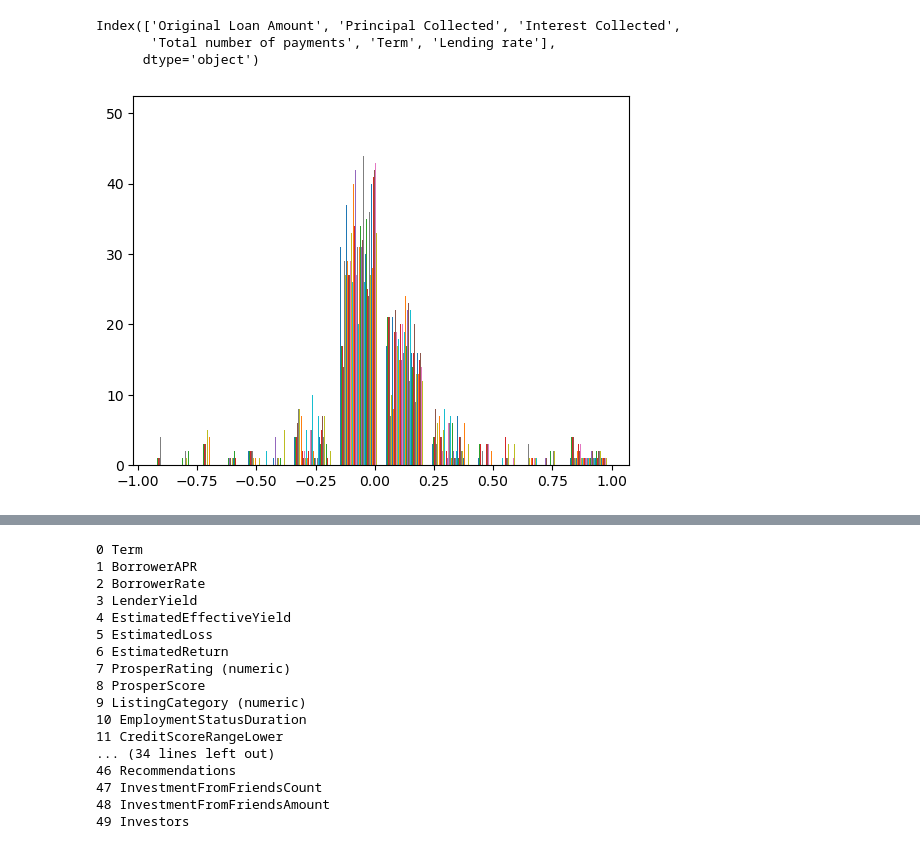
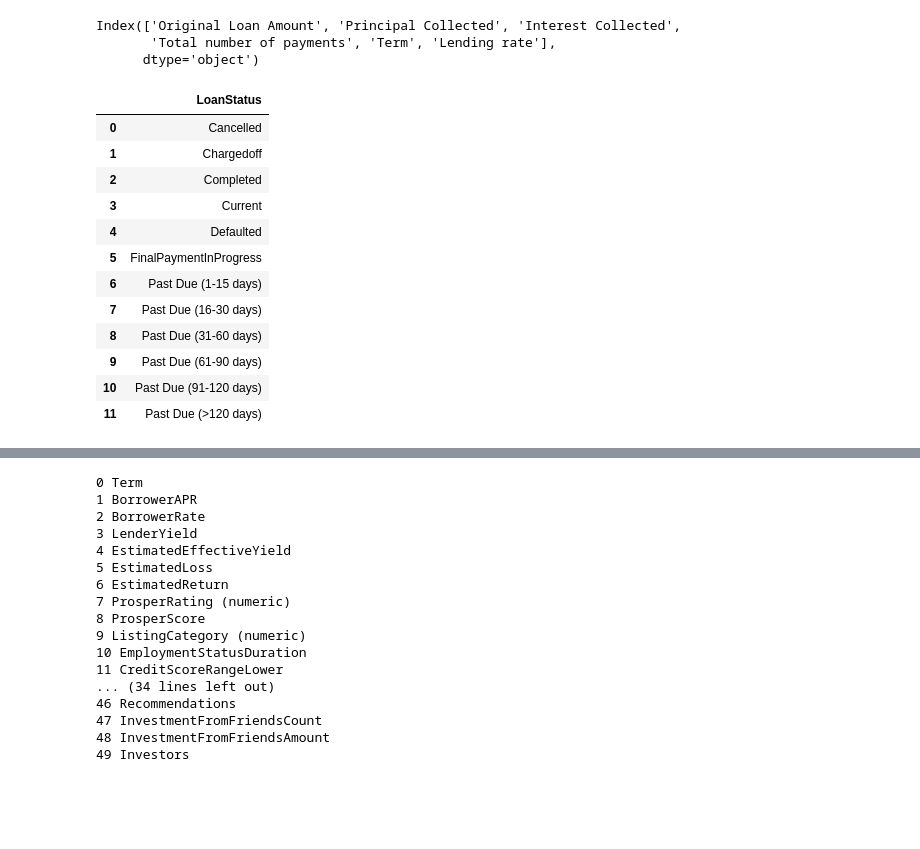
Before and after one commit to nsydn/fraud, a Jupyter notebook: fraud.ipynb, the cells around one changed output, grey strips where cells are left out. Saved outputs shown, nothing was run; the diff lists cells and outputs as text; code cells hidden in the pictures; blank space fills up the shorter version.

```diff
--- a/fraud.ipynb
+++ b/fraud.ipynb
@@ -77,8 +74,22 @@ Index(['Original Loan Amount', 'Principal Collected', 'Interest Collected',
        'Total number of payments', 'Term', 'Lending rate'],
       dtype='object')
 # %%
-plt.hist(np.array(data3));
+A=pd.DataFrame(np.unique(data[target_columns[folders[i]]]),columns=target_columns[folders[i]])
+A.index[A.LoanStatus=='Defaulted']
+A
 # %% [output]
-[figure, removed]
+|  | LoanStatus |
+| 0 | Cancelled |
+| 1 | Chargedoff |
+| 2 | Completed |
+| 3 | Current |
+| 4 | Defaulted |
+| 5 | FinalPaymentInProgress |
+| 6 | Past Due (1-15 days) |
+| 7 | Past Due (16-30 days) |
+| 8 | Past Due (31-60 days) |
+| 9 | Past Due (61-90 days) |
+| 10 | Past Due (91-120 days) |
+| 11 | Past Due (>120 days) |
 # %%
 #extract numerical vars
```
Also changed, not shown: parts of 10 cells of this notebook.
